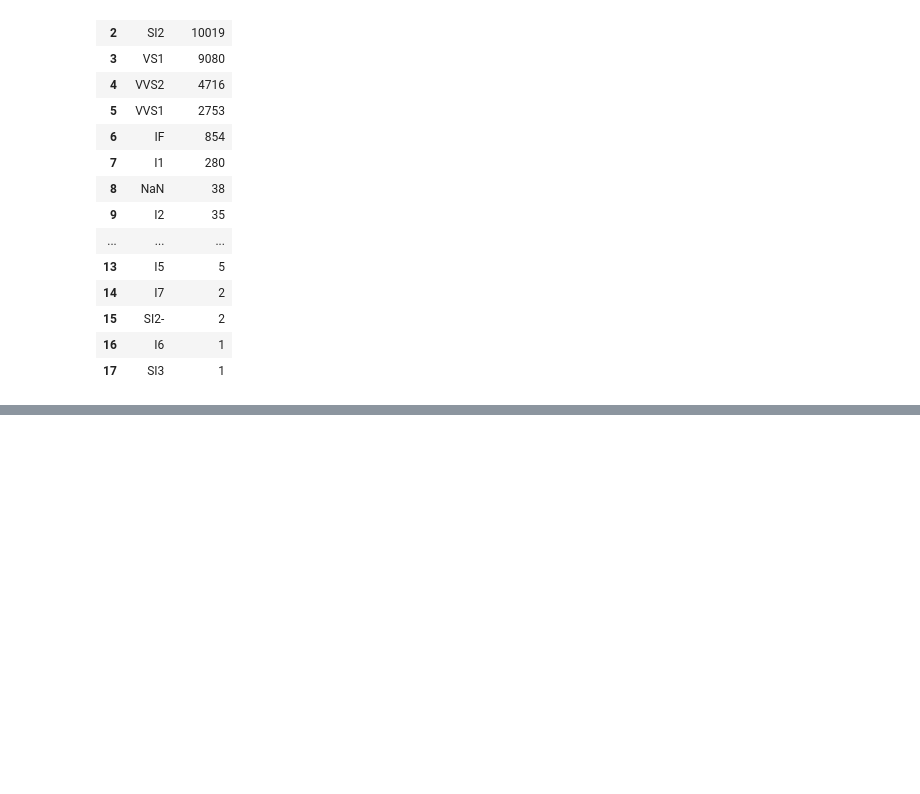
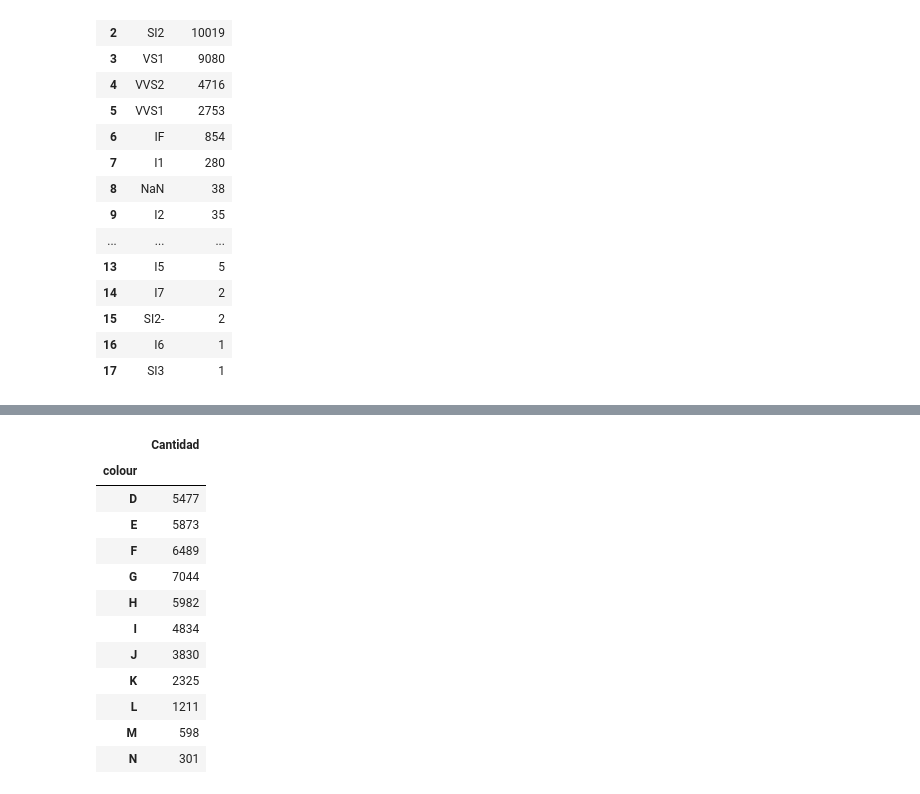
Before and after one commit to jeankrabbat/Proyecto_Diamantes_CPD, a Jupyter notebook: notebooks/01_ETL.ipynb, the cells around one changed output, grey strips where cells are left out. Saved outputs shown, nothing was run; the diff lists cells and outputs as text; code cells hidden in the pictures; blank space fills up the shorter version.

```diff
--- a/notebooks/01_ETL.ipynb
+++ b/notebooks/01_ETL.ipynb
@@ -444,0 +461,81 @@ plt.show()
+# %%
+# Celda 11: Filtrar categorías con muy pocas observaciones
+
+# Categorías a eliminar
+
+claridades_eliminar = [
+    "FL",
+    "I1",
+    "I2",
+    "I3"
+]
+
+colores_eliminar = [
+    "O-P",
+    "Q-R",
+    "S-T",
+    "U-V",
+    "W-X",
+    "Y-Z"
+]
+
+# Resumen inicial
+
+registros_iniciales = len(datos_a_procesar)
+
+print("=" * 60)
+print("FILTRADO DEL DATASET")
+print("=" * 60)
+
+print(f"\nRegistros iniciales: {registros_iniciales:,}")
+
+print("\nClaridades eliminadas:")
+for claridad in claridades_eliminar:
+    print(f"  • {claridad}")
+
+print("\nColores eliminados:")
+for color in colores_eliminar:
+    print(f"  • {color}")
+
+# Aplicar filtros
+
+datos_a_procesar = (
+    datos_a_procesar[
+        (~datos_a_procesar["clarity"].isin(claridades_eliminar)) &
+        (~datos_a_procesar["colour"].isin(colores_eliminar))
+    ]
+    .reset_index(drop=True)
+)
+
+
+registros_finales = len(datos_a_procesar)
+
+print("RESULTADO DEL FILTRADO")
+
+print(f"Registros finales:    {registros_finales:,}")
+print(f"Registros eliminados: {registros_iniciales - registros_finales:,}")
+
+print("\nDistribución final por forma:")
+display(
+    datos_a_procesar["shape"]
+    .value_counts()
+    .sort_index()
+    .to_frame("Cantidad")
+)
+
+print("\nDistribución final por color:")
+display(
+    datos_a_procesar["colour"]
+    .value_counts()
+    .sort_index()
+    .to_frame("Cantidad")
+)
+
+print("\nDistribución final por claridad:")
+display(
+    datos_a_procesar["clarity"]
+    .value_counts()
+    .sort_index()
+    .to_frame("Cantidad")
+)
+# %% [output]
@@ -444,0 +570,13 @@ plt.show()
+|  | Cantidad |
+| colour |  |
+| D | 5477 |
+| E | 5873 |
+| F | 6489 |
+| G | 7044 |
+| H | 5982 |
+| I | 4834 |
+| J | 3830 |
+| K | 2325 |
+| L | 1211 |
+| M | 598 |
+| N | 301 |
```
Also changed, not shown: parts of 12 cells of this notebook, 5 other files.
